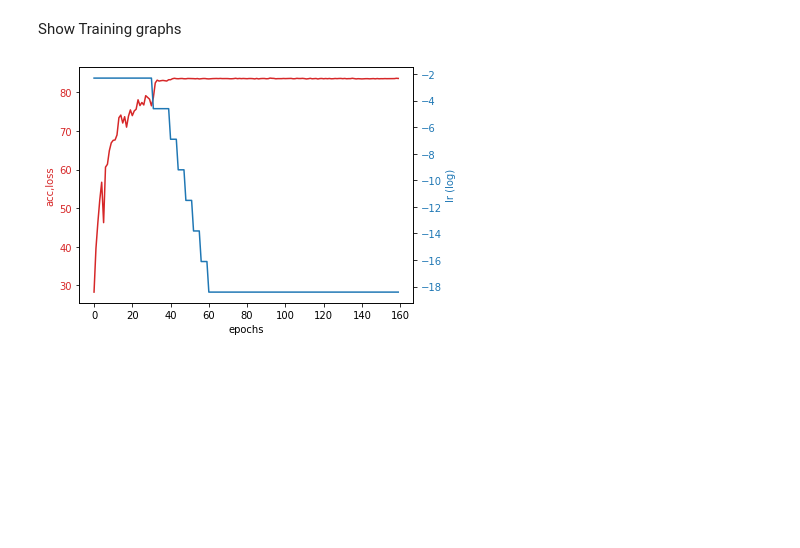
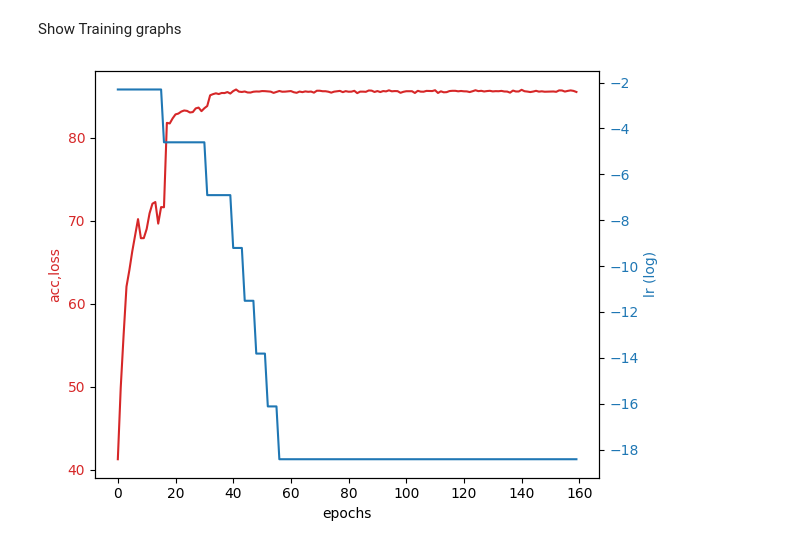
Before and after one commit to ceronvgabriel/MSc_Thesis_v2, a Jupyter notebook: train_sch_plateau_vs_bs.ipynb, the cells around one changed output. Drawn from its saved outputs; the diff is of its cells as text; code cells hidden in the pictures; blank space fills up the shorter version.

```diff
--- a/train_sch_plateau_vs_bs.ipynb
+++ b/train_sch_plateau_vs_bs.ipynb
@@ -74,28 +72,28 @@ Deleting....
 Show Training graphs
 # %%
 
-bs=1024
+bs=128
 loaded=utils.load("bs_"+str(bs)+"_sch_plateau.json")
 
 fig, ax1 = plt.subplots()
 
 color = 'tab:red'
 ax1.set_xlabel('epochs')
 ax1.set_ylabel('acc,loss', color=color)
 ax1.plot(loaded["test_acc_v"], color=color)
 ax1.tick_params(axis='y', labelcolor=color)
 
 ax2 = ax1.twinx()  # instantiate a second axes that shares the same x-axis
 
 color = 'tab:blue'
 ax2.set_ylabel('lr (log)', color=color)  # we already handled the x-label with ax1
 ax2.plot(np.log(loaded["current_lr_v"]), color=color)
 ax2.tick_params(axis='y', labelcolor=color)
 
 fig.tight_layout()  # otherwise the right y-label is slightly clipped
 plt.show()
 # %% [output]
-[figure, old version]
+[figure, new version]
 # %%
 bs=256
 loaded=utils.load("bs_"+str(bs)+"_sch_plateau.json")
```
Also changed, not shown: parts of 1 cell of this notebook, 6 other files.
